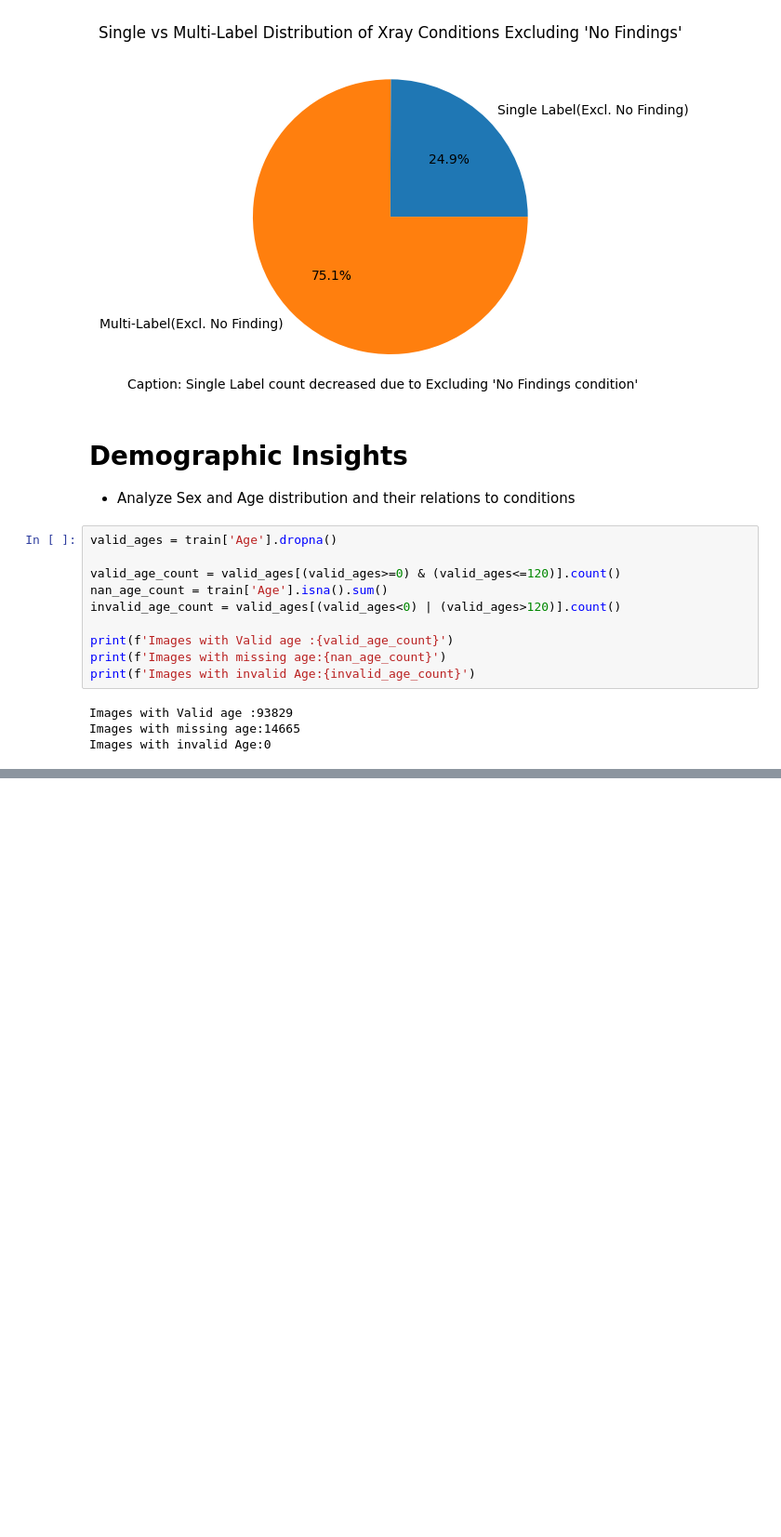
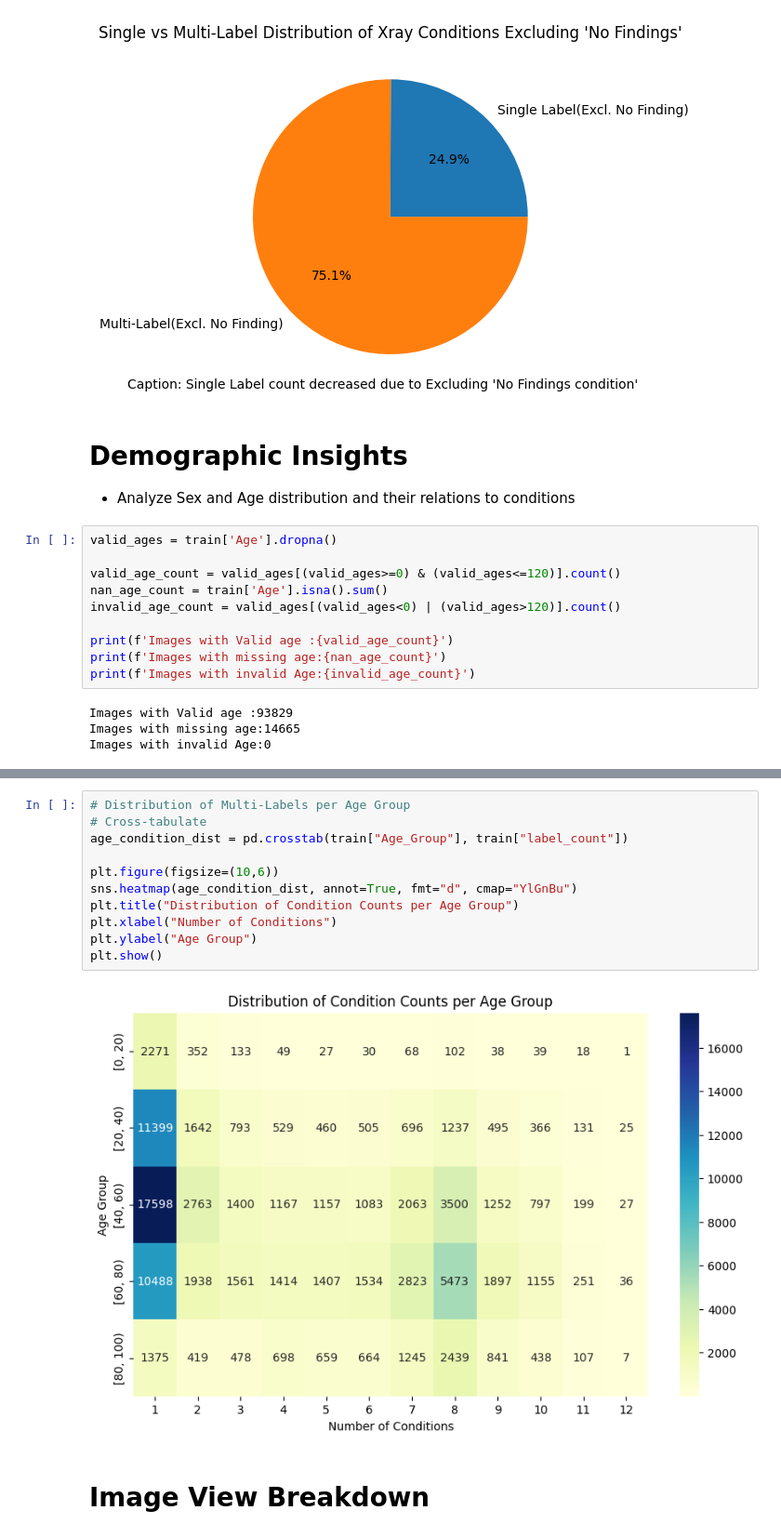
Before and after one commit to alkhali7/KaggleCompetition-Grand-X-Ray-Slam-Division-B, a Jupyter notebook: main.ipynb, the cells around one changed output, grey strips where cells are left out. Shown: that part at 93% size. Cells and saved outputs as stored; diff of their text form; blank space fills up the shorter version.

```diff
--- a/main.ipynb
+++ b/main.ipynb
@@ -399,0 +401,15 @@ plt.show()
+# %%
+# Distribution of Multi-Labels per Age Group
+# Cross-tabulate
+age_condition_dist = pd.crosstab(train["Age_Group"], train["label_count"])
+
+plt.figure(figsize=(10,6))
+sns.heatmap(age_condition_dist, annot=True, fmt="d", cmap="YlGnBu")
+plt.title("Distribution of Condition Counts per Age Group")
+plt.xlabel("Number of Conditions")
+plt.ylabel("Age Group")
+plt.show()
+# %% [output]
+[figure, added]
+# %% [markdown]
+# Image View Breakdown
```
Also changed, not shown: parts of 9 cells of this notebook.
